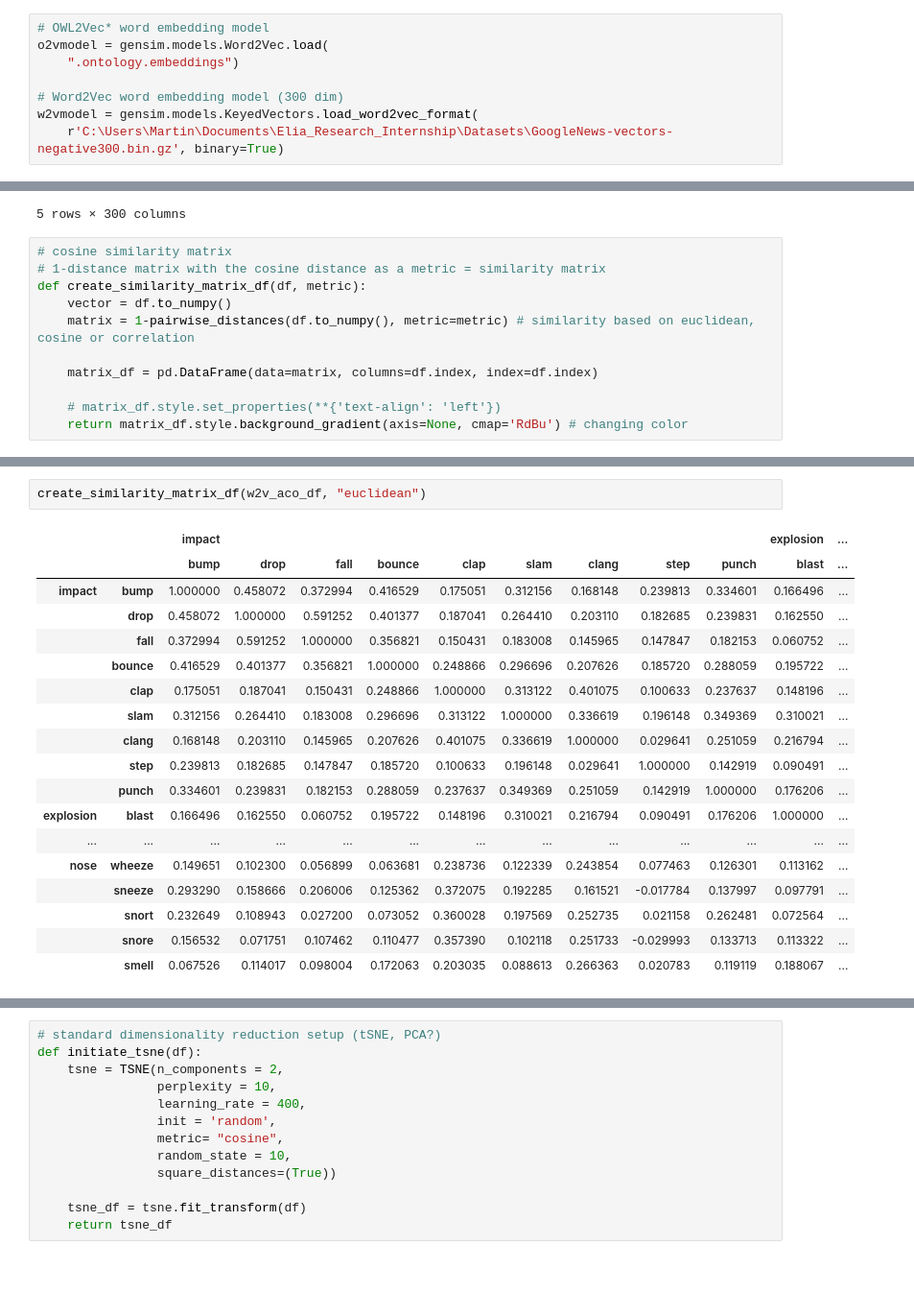
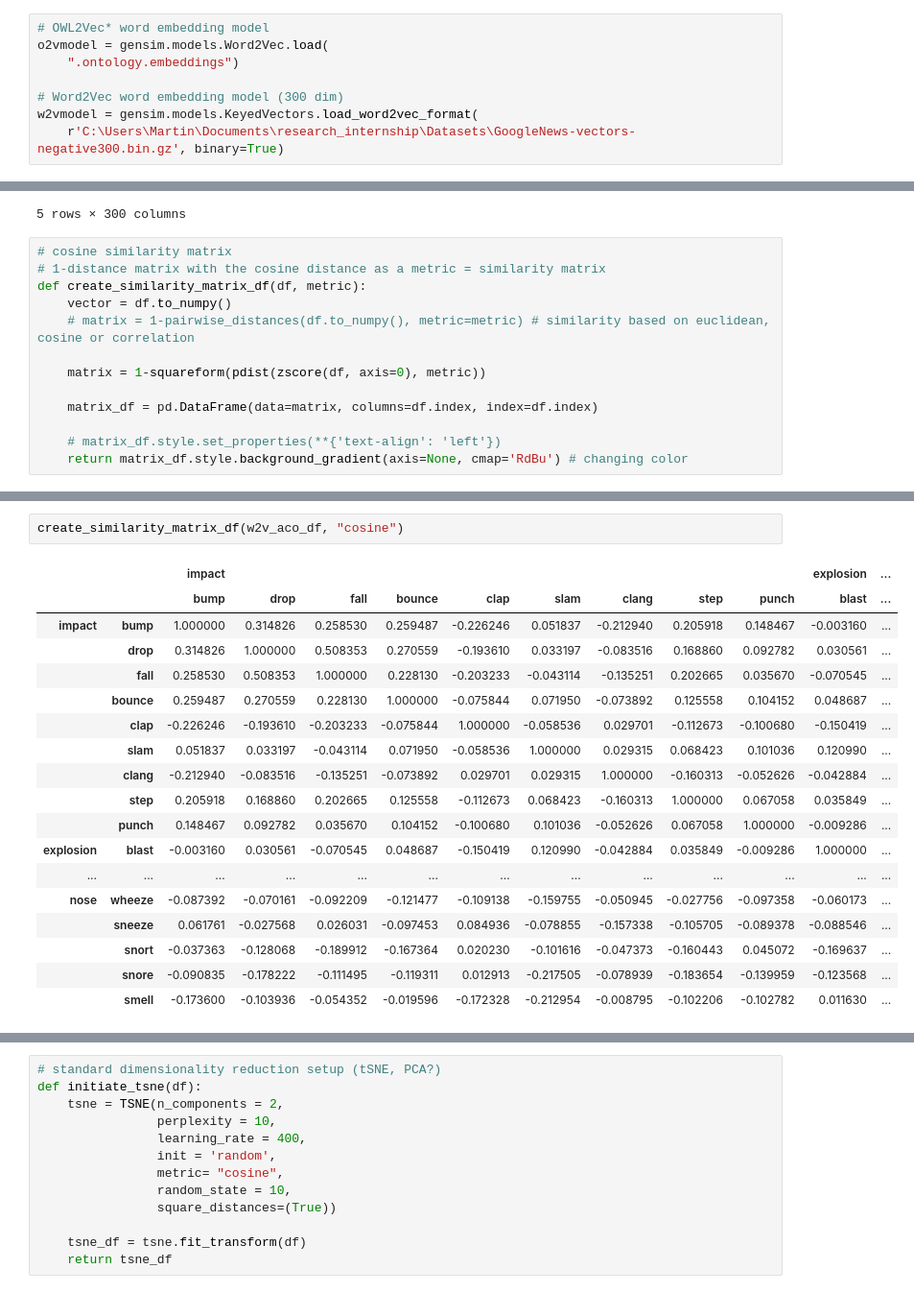
Before and after one commit to martinbremm/embedding-comparison, a Jupyter notebook: embedding_comparison.ipynb, the cells around one changed output, grey strips where cells are left out. Shown at 96% size. Drawn from its saved outputs; the diff is of its cells as text.

```diff
--- a/embedding_comparison.ipynb
+++ b/embedding_comparison.ipynb
@@ -30,7 +33,7 @@ o2vmodel = gensim.models.Word2Vec.load(
 
 # Word2Vec word embedding model (300 dim)
 w2vmodel = gensim.models.KeyedVectors.load_word2vec_format(
-    r'C:\Users\Martin\Documents\Elia_Research_Internship\Datasets\GoogleNews-vectors-negative300.bin.gz', binary=True)
+    r'C:\Users\Martin\Documents\research_internship\Datasets\GoogleNews-vectors-negative300.bin.gz', binary=True)
 # %%
 # function to create df of words and their embeddings for later plotting
 def create_df(model, dict):
@@ -85,7 +87,9 @@ w2v_sem_df.head(n=5)
 # 1-distance matrix with the cosine distance as a metric = similarity matrix
 def create_similarity_matrix_df(df, metric):
     vector = df.to_numpy()
-    matrix = 1-pairwise_distances(df.to_numpy(), metric=metric) # similarity based on euclidean, cosine or correlation
+    # matrix = 1-pairwise_distances(df.to_numpy(), metric=metric) # similarity based on euclidean, cosine or correlation
+
+    matrix = 1-squareform(pdist(zscore(df, axis=0), metric))
 
     matrix_df = pd.DataFrame(data=matrix, columns=df.index, index=df.index)
 
@@ -115,22 +119,22 @@ create_similarity_matrix_df(w2v_sem_df, "euclidean")
 # %%
-create_similarity_matrix_df(w2v_aco_df, "euclidean")
+create_similarity_matrix_df(w2v_aco_df, "cosine")
 # %% [output]
 |  |  | impact |  |  |  |  |  |  |  |  | explosion | ... |
 |  |  | bump | drop | fall | bounce | clap | slam | clang | step | punch | blast | ... |
-| impact | bump | 1.000000 | 0.458072 | 0.372994 | 0.416529 | 0.175051 | 0.312156 | 0.168148 | 0.239813 | 0.334601 | 0.166496 | ... |
-|  | drop | 0.458072 | 1.000000 | 0.591252 | 0.401377 | 0.187041 | 0.264410 | 0.203110 | 0.182685 | 0.239831 | 0.162550 | ... |
-|  | fall | 0.372994 | 0.591252 | 1.000000 | 0.356821 | 0.150431 | 0.183008 | 0.145965 | 0.147847 | 0.182153 | 0.060752 | ... |
-|  | bounce | 0.416529 | 0.401377 | 0.356821 | 1.000000 | 0.248866 | 0.296696 | 0.207626 | 0.185720 | 0.288059 | 0.195722 | ... |
-|  | clap | 0.175051 | 0.187041 | 0.150431 | 0.248866 | 1.000000 | 0.313122 | 0.401075 | 0.100633 | 0.237637 | 0.148196 | ... |
-|  | slam | 0.312156 | 0.264410 | 0.183008 | 0.296696 | 0.313122 | 1.000000 | 0.336619 | 0.196148 | 0.349369 | 0.310021 | ... |
-|  | clang | 0.168148 | 0.203110 | 0.145965 | 0.207626 | 0.401075 | 0.336619 | 1.000000 | 0.029641 | 0.251059 | 0.216794 | ... |
-|  | step | 0.239813 | 0.182685 | 0.147847 | 0.185720 | 0.100633 | 0.196148 | 0.029641 | 1.000000 | 0.142919 | 0.090491 | ... |
-|  | punch | 0.334601 | 0.239831 | 0.182153 | 0.288059 | 0.237637 | 0.349369 | 0.251059 | 0.142919 | 1.000000 | 0.176206 | ... |
-| explosion | blast | 0.166496 | 0.162550 | 0.060752 | 0.195722 | 0.148196 | 0.310021 | 0.216794 | 0.090491 | 0.176206 | 1.000000 | ... |
+| impact | bump | 1.000000 | 0.314826 | 0.258530 | 0.259487 | -0.226246 | 0.051837 | -0.212940 | 0.205918 | 0.148467 | -0.003160 | ... |
+|  | drop | 0.314826 | 1.000000 | 0.508353 | 0.270559 | -0.193610 | 0.033197 | -0.083516 | 0.168860 | 0.092782 | 0.030561 | ... |
+|  | fall | 0.258530 | 0.508353 | 1.000000 | 0.228130 | -0.203233 | -0.043114 | -0.135251 | 0.202665 | 0.035670 | -0.070545 | ... |
+|  | bounce | 0.259487 | 0.270559 | 0.228130 | 1.000000 | -0.075844 | 0.071950 | -0.073892 | 0.125558 | 0.104152 | 0.048687 | ... |
+|  | clap | -0.226246 | -0.193610 | -0.203233 | -0.075844 | 1.000000 | -0.058536 | 0.029701 | -0.112673 | -0.100680 | -0.150419 | ... |
+|  | slam | 0.051837 | 0.033197 | -0.043114 | 0.071950 | -0.058536 | 1.000000 | 0.029315 | 0.068423 | 0.101036 | 0.120990 | ... |
+|  | clang | -0.212940 | -0.083516 | -0.135251 | -0.073892 | 0.029701 | 0.029315 | 1.000000 | -0.160313 | -0.052626 | -0.042884 | ... |
+|  | step | 0.205918 | 0.168860 | 0.202665 | 0.125558 | -0.112673 | 0.068423 | -0.160313 | 1.000000 | 0.067058 | 0.035849 | ... |
+|  | punch | 0.148467 | 0.092782 | 0.035670 | 0.104152 | -0.100680 | 0.101036 | -0.052626 | 0.067058 | 1.000000 | -0.009286 | ... |
+| explosion | blast | -0.003160 | 0.030561 | -0.070545 | 0.048687 | -0.150419 | 0.120990 | -0.042884 | 0.035849 | -0.009286 | 1.000000 | ... |
 | ... | ... | ... | ... | ... | ... | ... | ... | ... | ... | ... | ... | ... |
-| nose | wheeze | 0.149651 | 0.102300 | 0.056899 | 0.063681 | 0.238736 | 0.122339 | 0.243854 | 0.077463 | 0.126301 | 0.113162 | ... |
-|  | sneeze | 0.293290 | 0.158666 | 0.206006 | 0.125362 | 0.372075 | 0.192285 | 0.161521 | -0.017784 | 0.137997 | 0.097791 | ... |
-|  | snort | 0.232649 | 0.108943 | 0.027200 | 0.073052 | 0.360028 | 0.197569 | 0.252735 | 0.021158 | 0.262481 | 0.072564 | ... |
-|  | snore | 0.156532 | 0.071751 | 0.107462 | 0.110477 | 0.357390 | 0.102118 | 0.251733 | -0.029993 | 0.133713 | 0.113322 | ... |
-|  | smell | 0.067526 | 0.114017 | 0.098004 | 0.172063 | 0.203035 | 0.088613 | 0.266363 | 0.020783 | 0.119119 | 0.188067 | ... |
+| nose | wheeze | -0.087392 | -0.070161 | -0.092209 | -0.121477 | -0.109138 | -0.159755 | -0.050945 | -0.027756 | -0.097358 | -0.060173 | ... |
+|  | sneeze | 0.061761 | -0.027568 | 0.026031 | -0.097453 | 0.084936 | -0.078855 | -0.157338 | -0.105705 | -0.089378 | -0.088546 | ... |
+|  | snort | -0.037363 | -0.128068 | -0.189912 | -0.167364 | 0.020230 | -0.101616 | -0.047373 | -0.160443 | 0.045072 | -0.169637 | ... |
+|  | snore | -0.090835 | -0.178222 | -0.111495 | -0.119311 | 0.012913 | -0.217505 | -0.078939 | -0.183654 | -0.139959 | -0.123568 | ... |
+|  | smell | -0.173600 | -0.103936 | -0.054352 | -0.019596 | -0.172328 | -0.212954 | -0.008795 | -0.102206 | -0.102782 | 0.011630 | ... |
 # %%
```
Also changed, not shown: parts of 5 cells of this notebook.
